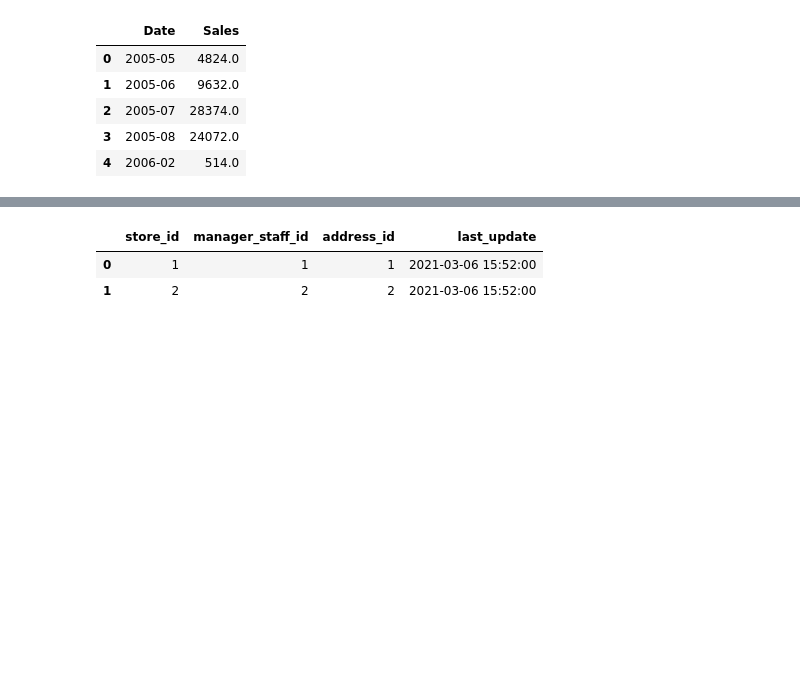
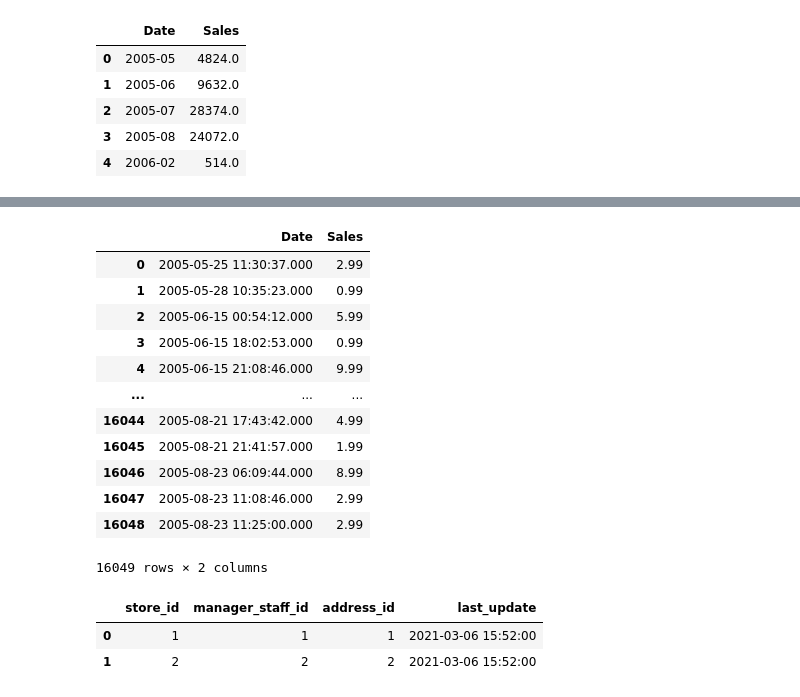
Before and after one commit to lukpras/SQL-Queries-Visualization, a Jupyter notebook: Movies Queries & Visualization.ipynb, the cells around one changed output, grey strips where cells are left out. Saved outputs shown, nothing was run; the diff lists cells and outputs as text; code cells hidden in the pictures; blank space fills up the shorter version.

```diff
--- a/Movies Queries & Visualization.ipynb
+++ b/Movies Queries & Visualization.ipynb
@@ -633,0 +634,25 @@ plt.show()
+# %%
+# for visualization
+sales_per_month_t = pd.read_sql("""
+SELECT
+    payment_date AS Date
+    ,amount AS Sales
+FROM payment
+""", connection
+)
+
+sales_per_month_t
+# %% [output]
+|  | Date | Sales |
+| 0 | 2005-05-25 11:30:37.000 | 2.99 |
+| 1 | 2005-05-28 10:35:23.000 | 0.99 |
+| 2 | 2005-06-15 00:54:12.000 | 5.99 |
+| 3 | 2005-06-15 18:02:53.000 | 0.99 |
+| 4 | 2005-06-15 21:08:46.000 | 9.99 |
+| ... | ... | ... |
+| 16044 | 2005-08-21 17:43:42.000 | 4.99 |
+| 16045 | 2005-08-21 21:41:57.000 | 1.99 |
+| 16046 | 2005-08-23 06:09:44.000 | 8.99 |
+| 16047 | 2005-08-23 11:08:46.000 | 2.99 |
+| 16048 | 2005-08-23 11:25:00.000 | 2.99 |
+16049 rows × 2 columns
```
Also changed, not shown: parts of 5 cells of this notebook, 2 other files.
